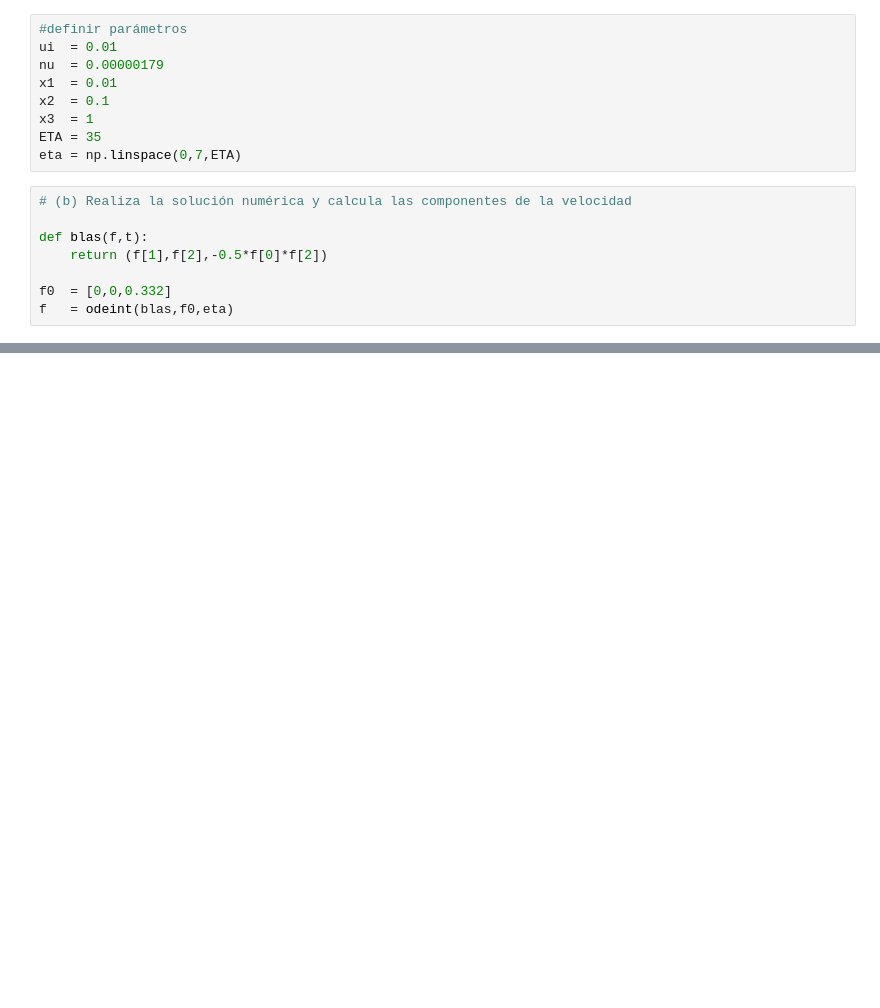
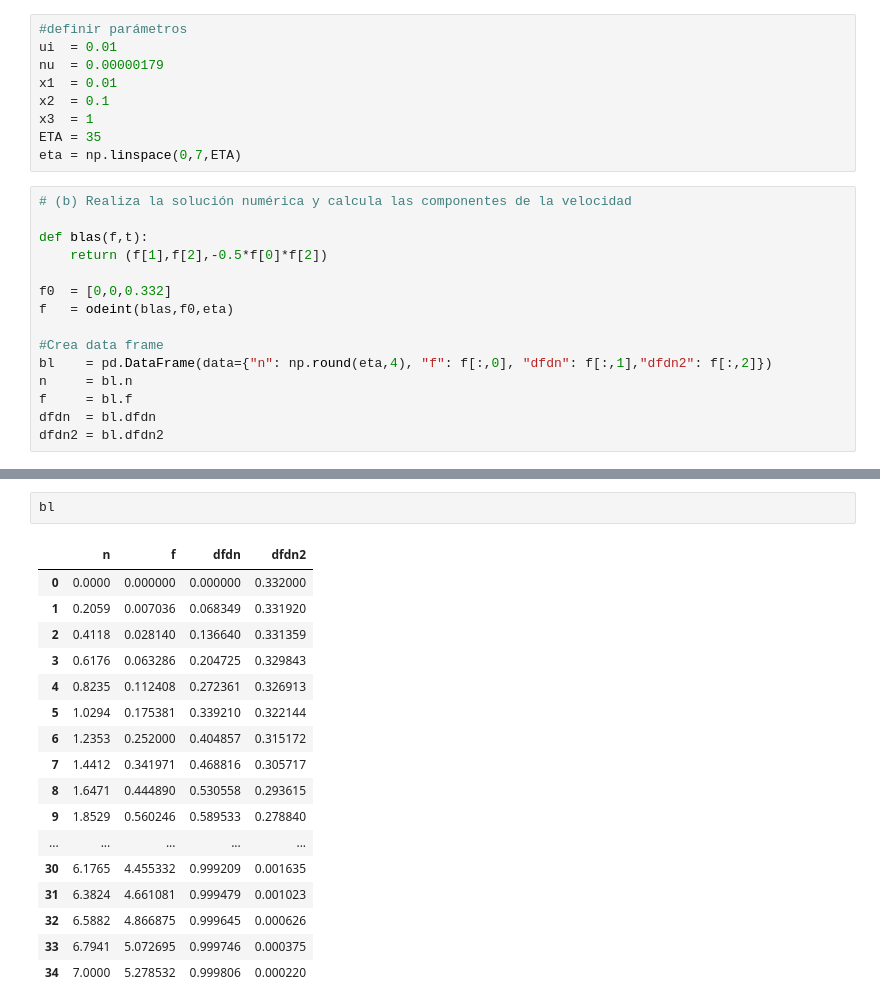
Before and after one commit to alegmor/Tarea_11_12, a Jupyter notebook: Tarea-09.ipynb, the cells around one changed output, grey strips where cells are left out. Drawn from its saved outputs; the diff is of its cells as text; blank space fills up the shorter version.

```diff
--- a/Tarea-09.ipynb
+++ b/Tarea-09.ipynb
@@ -98,4 +99,11 @@ def blas(f,t):
 
 f0  = [0,0,0.332]
 f   = odeint(blas,f0,eta)
+
+#Crea data frame
+bl    = pd.DataFrame(data={"n": np.round(eta,4), "f": f[:,0], "dfdn": f[:,1],"dfdn2": f[:,2]})
+n     = bl.n
+f     = bl.f
+dfdn  = bl.dfdn
+dfdn2 = bl.dfdn2
 # %%
@@ -136,3 +155,23 @@ plt.show()
+# %%
+bl
+# %% [output]
+|  | n | f | dfdn | dfdn2 |
+| 0 | 0.0000 | 0.000000 | 0.000000 | 0.332000 |
+| 1 | 0.2059 | 0.007036 | 0.068349 | 0.331920 |
+| 2 | 0.4118 | 0.028140 | 0.136640 | 0.331359 |
+| 3 | 0.6176 | 0.063286 | 0.204725 | 0.329843 |
+| 4 | 0.8235 | 0.112408 | 0.272361 | 0.326913 |
+| 5 | 1.0294 | 0.175381 | 0.339210 | 0.322144 |
+| 6 | 1.2353 | 0.252000 | 0.404857 | 0.315172 |
+| 7 | 1.4412 | 0.341971 | 0.468816 | 0.305717 |
+| 8 | 1.6471 | 0.444890 | 0.530558 | 0.293615 |
+| 9 | 1.8529 | 0.560246 | 0.589533 | 0.278840 |
+| ... | ... | ... | ... | ... |
+| 30 | 6.1765 | 4.455332 | 0.999209 | 0.001635 |
+| 31 | 6.3824 | 4.661081 | 0.999479 | 0.001023 |
+| 32 | 6.5882 | 4.866875 | 0.999645 | 0.000626 |
+| 33 | 6.7941 | 5.072695 | 0.999746 | 0.000375 |
+| 34 | 7.0000 | 5.278532 | 0.999806 | 0.000220 |
 # %%
 #La velocidad transversal en el borde de la capa límite es
 
```
Also changed, not shown: parts of 7 cells of this notebook.
